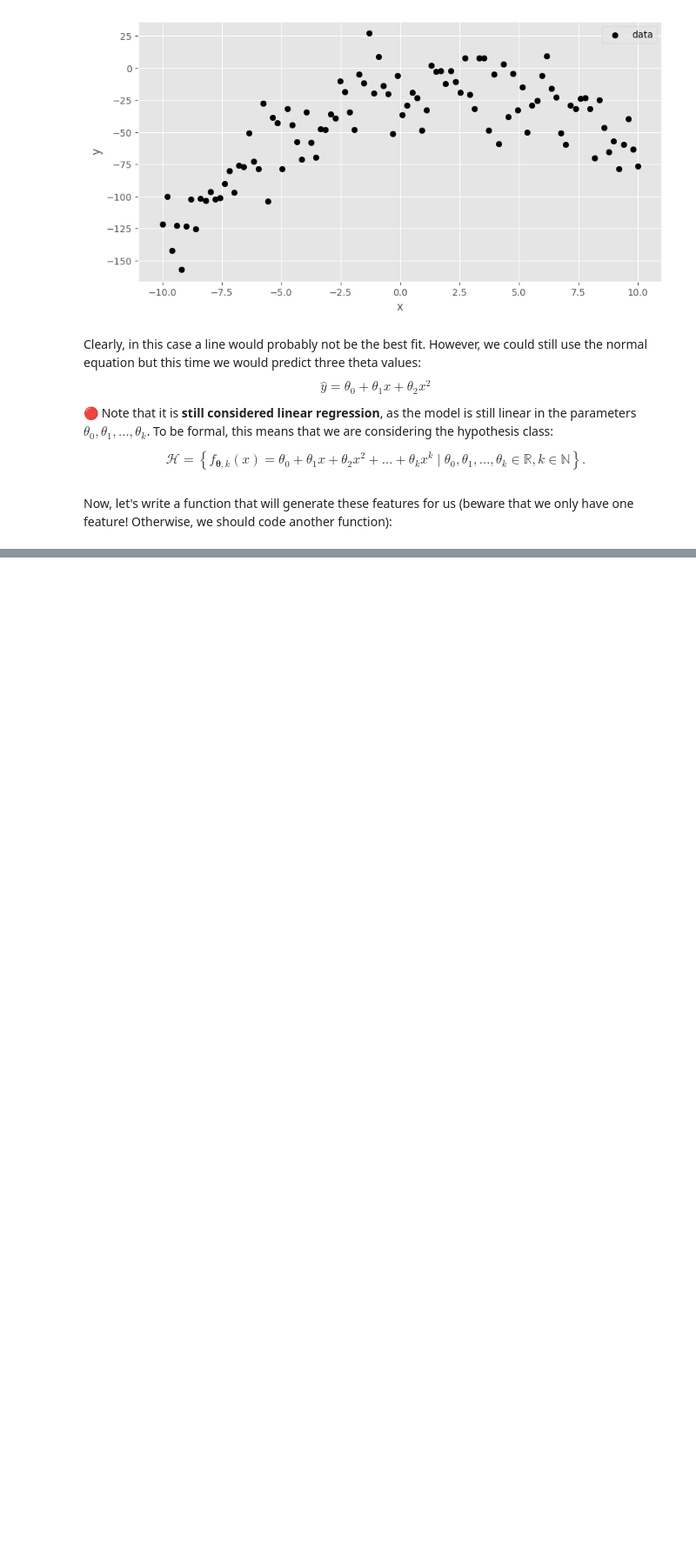
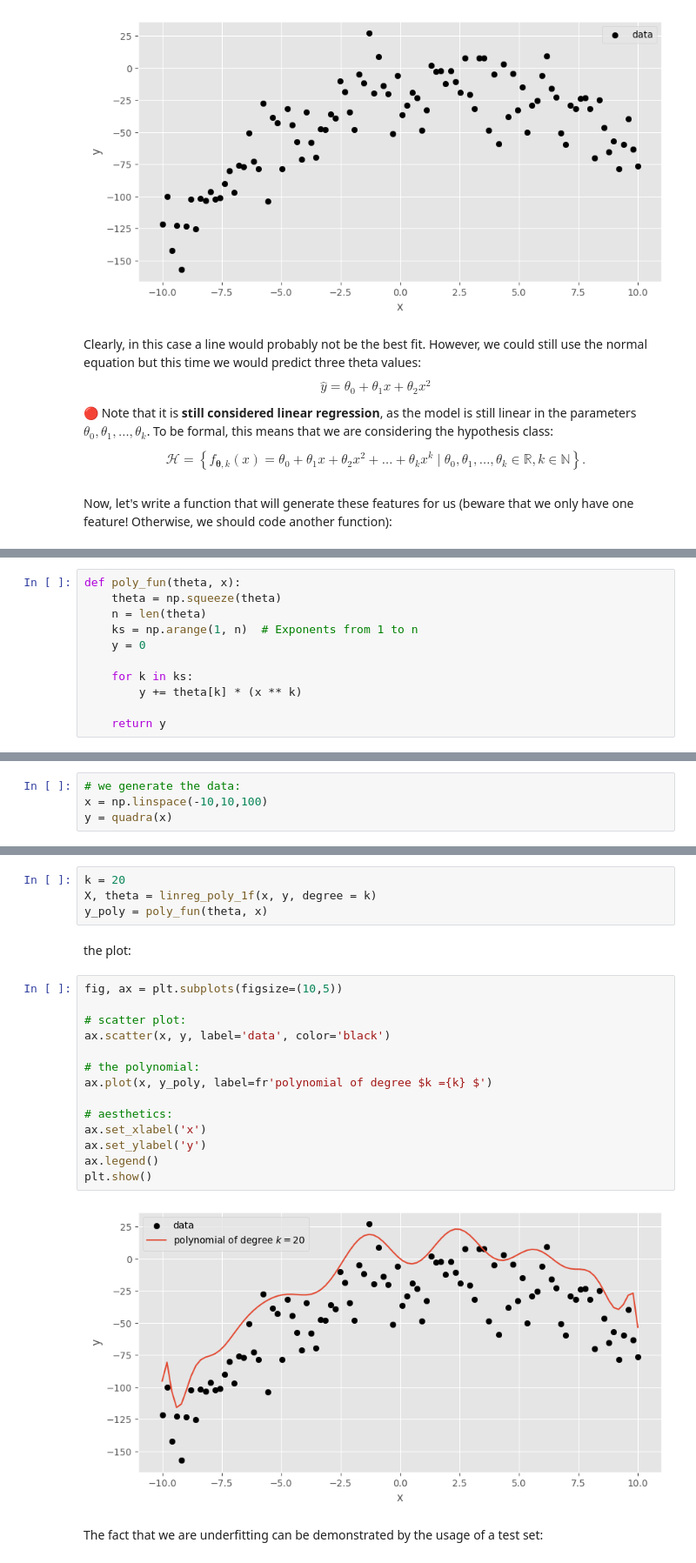
Before and after one commit to YVYX04/ML_First_Steps, a Jupyter notebook: 04_Training_Models.ipynb, the cells around one changed output, grey strips where cells are left out. Shown at 87% size. Drawn from its saved outputs; the diff is of its cells as text; blank space fills up the shorter version.

```diff
--- a/04_Training_Models.ipynb
+++ b/04_Training_Models.ipynb
@@ -941,0 +1062,11 @@ def poly_features(x, degree):
+# %%
+def poly_fun(theta, x):
+    theta = np.squeeze(theta)
+    n = len(theta)
+    ks = np.arange(1, n)  # Exponents from 1 to n
+    y = 0
+
+    for k in ks:
+        y += theta[k] * (x ** k)
+
+    return y
@@ -941,0 +1075,4 @@ def poly_features(x, degree):
+# %%
+# we generate the data:
+x = np.linspace(-10,10,100)
+y = quadra(x)
@@ -941,0 +1081,24 @@ def poly_features(x, degree):
+# %%
+k = 20
+X, theta = linreg_poly_1f(x, y, degree = k)
+y_poly = poly_fun(theta, x)
+# %% [markdown]
+the plot:
+# %%
+fig, ax = plt.subplots(figsize=(10,5))
+
+# scatter plot:
+ax.scatter(x, y, label='data', color='black')
+
+# the polynomial:
+ax.plot(x, y_poly, label=fr'polynomial of degree $k ={k} $')
+
+# aesthetics:
+ax.set_xlabel('x')
+ax.set_ylabel('y')
+ax.legend()
+plt.show()
+# %% [output]
+[figure, added]
+# %% [markdown]
+The fact that we are underfitting can be demonstrated by the usage of a test set:
```
Also changed, not shown: parts of 29 cells of this notebook.
